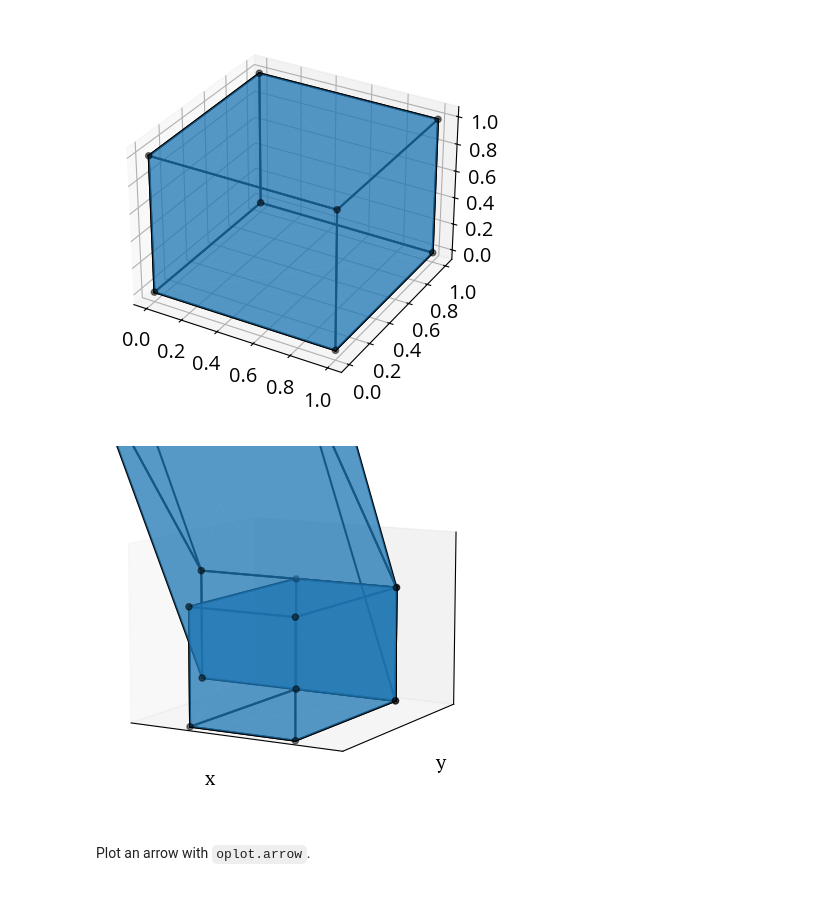
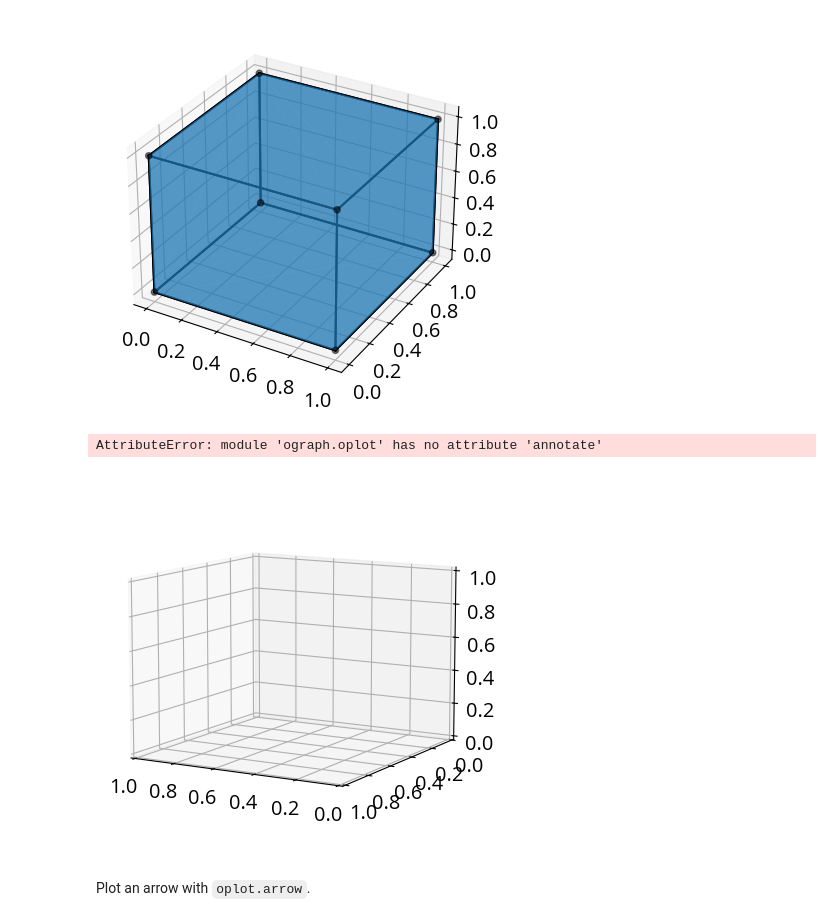
Before and after one commit to lyodine/oplot, a Jupyter notebook: docs/source/guides/examples/oplot.ipynb, the cells around one changed output. Cells and saved outputs as stored; diff of their text form; code cells hidden in the pictures.

Commit message:
doc(ograph): Update documentation

```diff
--- a/docs/source/guides/examples/oplot.ipynb
+++ b/docs/source/guides/examples/oplot.ipynb
@@ -55,34 +60,35 @@ op.chull(op.unit_cube)
 # %%
 
 transform = np.array([
     [2,0,0],
     [0,1,0],
     [0,3,1]
 ])
 
-source = op.unit_cube.T
+source = ofunc.unit_cube.T
 
 new_unit = transform.dot(source).T
 # np.matmul(transform, source)
 fig = plt.figure()
 ax = plt.axes(projection="3d")
 ax.view_init(10, 120)
 ax.set_zlabel("z", fontname = 'PT Serif')
-op.annotate("", "x", "y", "z")
+ofig.annotate("", "x", "y", "z")
 ax.set_xticks([])
 ax.set_yticks([])
 ax.set_zticks([])
 ax.set_xlim3d(-0.5, 1.5)
 ax.set_zlim3d(0, 1.5)
 for side in ['top','right','bottom','left']:
     ax.spines[side].set_visible(False)
 ax.tick_params(axis='both',which='both',labelbottom=False,bottom=False,left=False)
 
 
-op.chull(op.unit_cube)
-op.chull(new_unit)
+oplot.chull(ofunc.unit_cube)
+oplot.chull(new_unit)
 # %% [output]
+AttributeError: module 'ograph.oplot' has no attribute 'annotate'
-[figure, old version]
+[figure, new version]
 # %% [markdown]
 Plot an arrow with `oplot.arrow`.
 # %%
```
Also changed, not shown: parts of 14 cells of this notebook, 5 other files.
